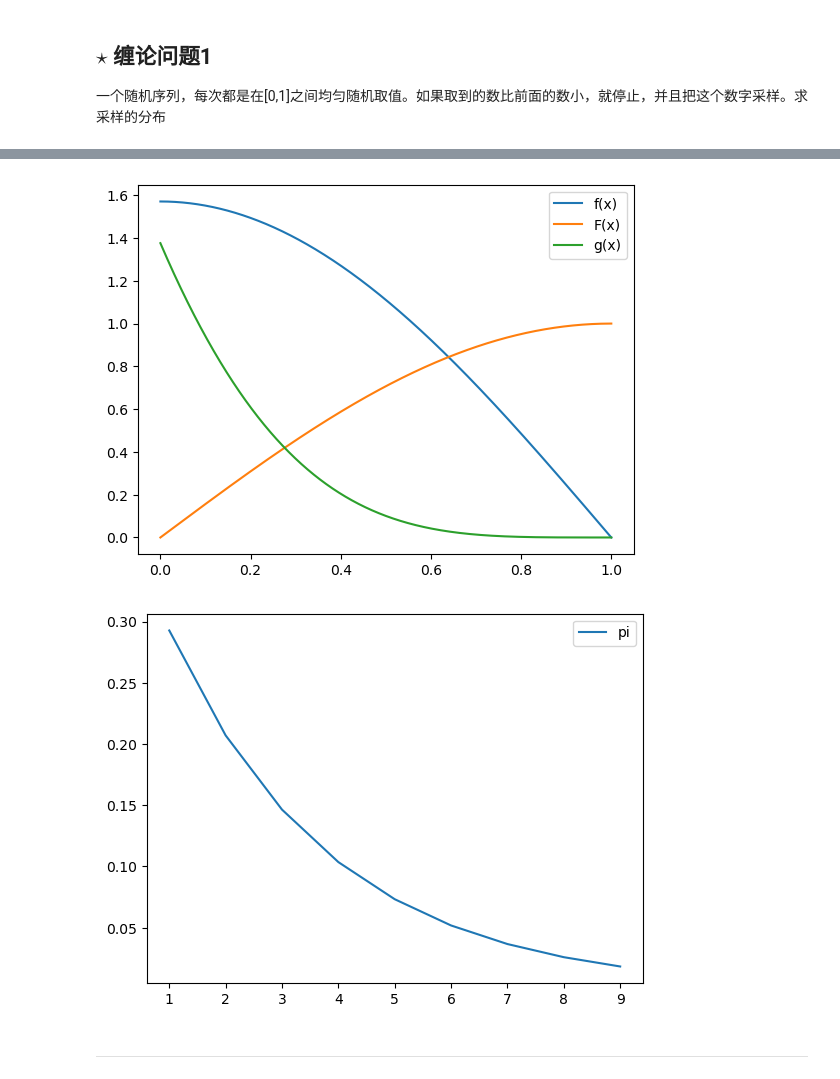
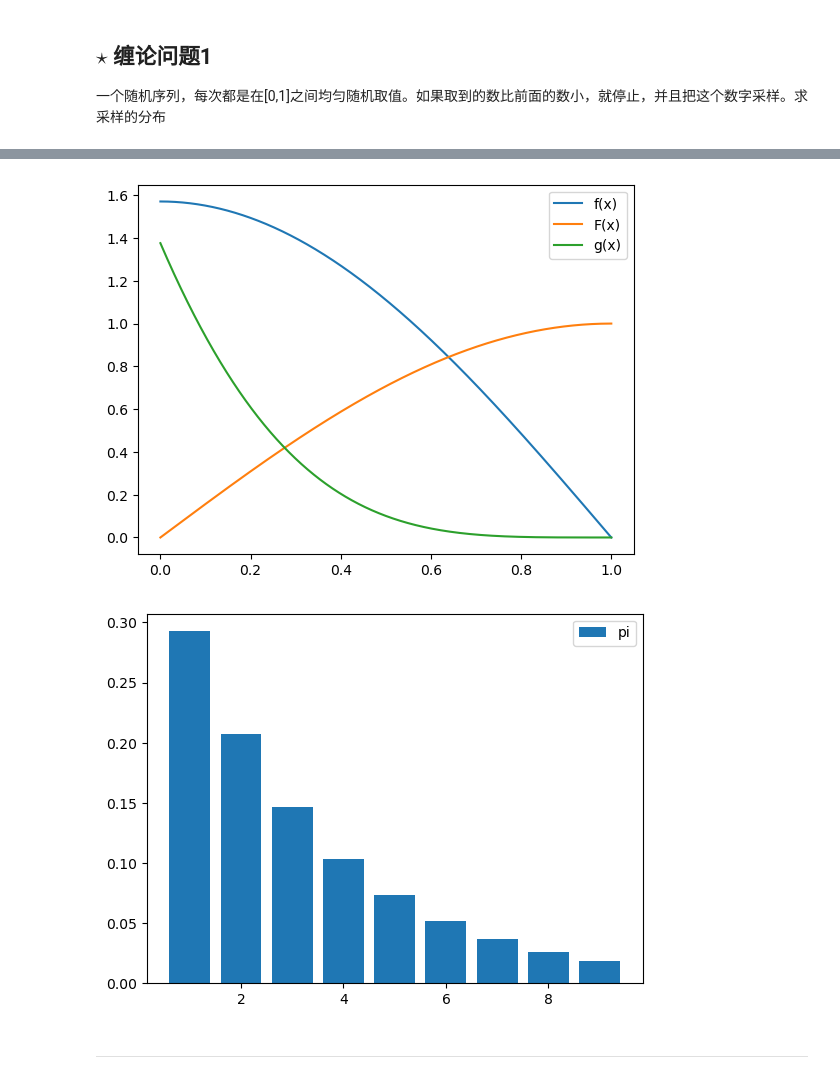
Before and after one commit to xitongsys/notes, a Jupyter notebook: puzzles/puzzles_2024.ipynb, the cells around one changed output, grey strips where cells are left out. Cells and saved outputs as stored; diff of their text form; code cells hidden in the pictures.

```diff
--- a/puzzles/puzzles_2024.ipynb
+++ b/puzzles/puzzles_2024.ipynb
@@ -301,39 +301,37 @@ $p_1 = \int_0^1 g(a)da \int_{b-c>a,0<b,c<1} 1 db dc = \int_0^1 g(a) \frac{(1-a)^
 
 所以长度为i的中枢概率为$p_i = 0.2927(1-0.2927)^{i-1}$
 # %%
-# f(x) 分布
-
 import math
 import numpy as np
 import matplotlib.pyplot as plt
 
 N = 10000
 x = np.linspace(0,1,N)
 
 # f(x) 分布
 fx = math.pi/2 * np.cos(math.pi/2 * x)
 Fx = np.sin(math.pi/2*x)
 
 # 中枢高度分布g(x)
 gx = (math.pi/(math.pi-2))*(1 - np.sin(math.pi/2 * x)) * (1-x)**2 / 2
 
 plt.plot(x, fx, label='f(x)')
 plt.plot(x, Fx, label='F(x)')
 plt.plot(x, gx, label='g(x)')
 plt.legend()
 plt.show()
 
 
 # 中枢长度分布
 
 ls = np.array(range(1,10))
 p1 = 0.2927
 pi = (1-p1)**(ls-1)*p1
-plt.plot(ls, pi,label='pi')
+plt.bar(ls, pi,label='pi')
 plt.legend()
 plt.show()
 # %% [output]
 [figure]
-[figure, old version]
+[figure, new version]
 # %% [markdown]
 ------------------
```
Also changed, not shown: parts of 1 cell of this notebook.
